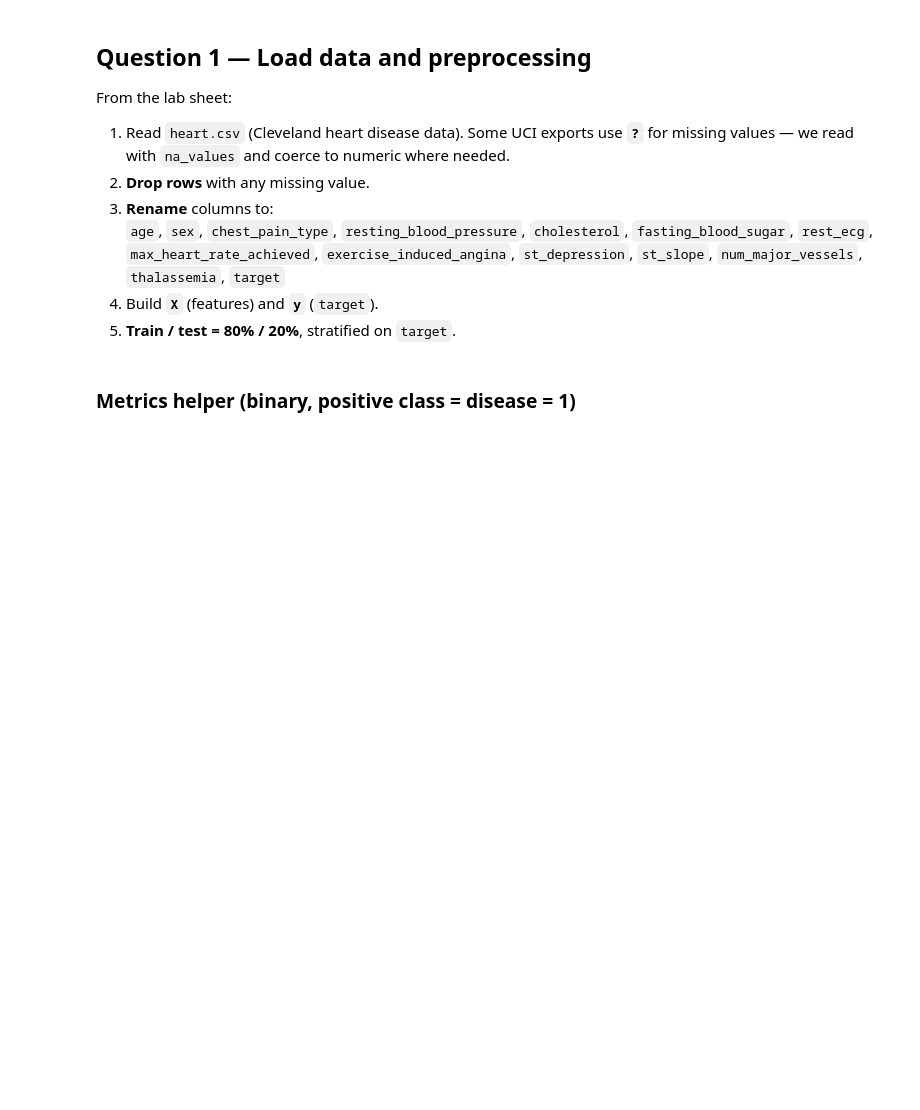
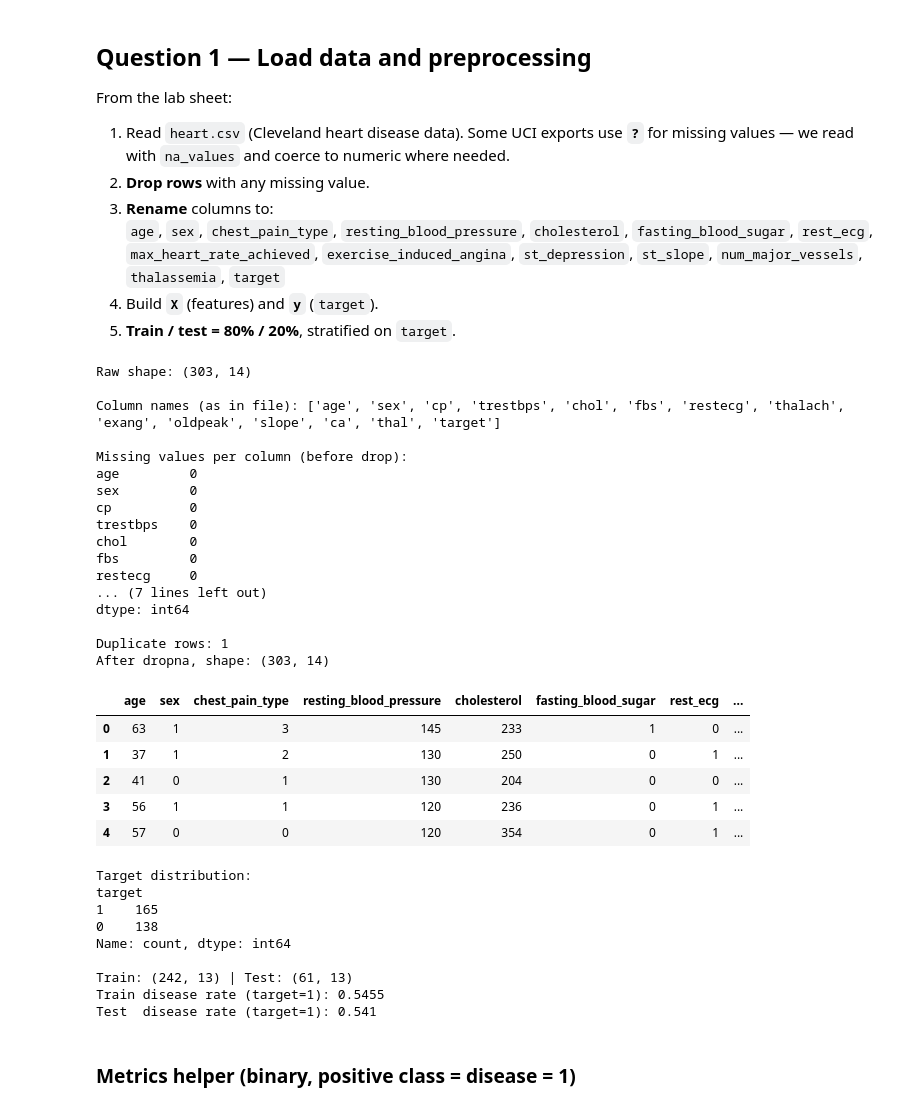
Before and after one commit to Hastapkin/Data_Mining, a Jupyter notebook: Lab/Lab 3-22521609-PhamDuyTuan/Lab3_Ex3.ipynb, the cells around one changed output. Saved outputs shown, nothing was run; the diff lists cells and outputs as text; code cells hidden in the pictures; blank space fills up the shorter version.

```diff
--- a/Lab/Lab 3-22521609-PhamDuyTuan/Lab3_Ex3.ipynb
+++ b/Lab/Lab 3-22521609-PhamDuyTuan/Lab3_Ex3.ipynb
@@ -65,7 +50,7 @@ From the lab sheet:
 4. Build **`X`** (features) and **`y`** (`target`).
 5. **Train / test = 80% / 20%**, stratified on `target`.
 # %%
-CSV_PATH = "../Lab 3 + 4/heart.csv"
+CSV_PATH = "../Lab 3 + 4_1/heart.csv"
 
 heart = pd.read_csv(CSV_PATH, na_values=["?", "NaN", "nan"])
 heart.columns = [c.strip() for c in heart.columns]
@@ -109,33 +94,66 @@ expected_final = [
     "max_heart_rate_achieved",
     "exercise_induced_angina",
     "st_depression",
     "st_slope",
     "num_major_vessels",
     "thalassemia",
     "target",
 ]
 assert list(heart.columns) == expected_final, "Unexpected columns after rename — check CSV format."
 
 display(heart.head())
 
 X = heart.drop(columns=["target"])
 y = heart["target"]
 feature_names = list(X.columns)
 
 print("\nTarget distribution:")
 print(y.value_counts())
 
 X_train, X_test, y_train, y_test = train_test_split(
     X,
     y,
     test_size=0.2,
     random_state=RANDOM_STATE,
     stratify=y,
 )
 
 print("\nTrain:", X_train.shape, "| Test:", X_test.shape)
 print("Train disease rate (target=1):", y_train.mean().round(4))
 print("Test  disease rate (target=1):", y_test.mean().round(4))
+# %% [output]
+Raw shape: (303, 14)
+
+Column names (as in file): ['age', 'sex', 'cp', 'trestbps', 'chol', 'fbs', 'restecg', 'thalach', 'exang', 'oldpeak', 'slope', 'ca', 'thal', 'target']
+
+Missing values per column (before drop):
+age         0
+sex         0
+cp          0
+trestbps    0
+chol        0
+fbs         0
+restecg     0
+... (7 lines left out)
+dtype: int64
+
+Duplicate rows: 1
+After dropna, shape: (303, 14)
+|  | age | sex | chest_pain_type | resting_blood_pressure | cholesterol | fasting_blood_sugar | rest_ecg | ... |
+| 0 | 63 | 1 | 3 | 145 | 233 | 1 | 0 | ... |
+| 1 | 37 | 1 | 2 | 130 | 250 | 0 | 1 | ... |
+| 2 | 41 | 0 | 1 | 130 | 204 | 0 | 0 | ... |
+| 3 | 56 | 1 | 1 | 120 | 236 | 0 | 1 | ... |
+| 4 | 57 | 0 | 0 | 120 | 354 | 0 | 1 | ... |
+Target distribution:
+target
+1    165
+0    138
+Name: count, dtype: int64
+
+Train: (242, 13) | Test: (61, 13)
+Train disease rate (target=1): 0.5455
+Test  disease rate (target=1): 0.541
 # %% [markdown]
 ### Metrics helper (binary, positive class = disease = 1)
 # %%
```
Also changed, not shown: parts of 11 cells of this notebook, 14 other files.
